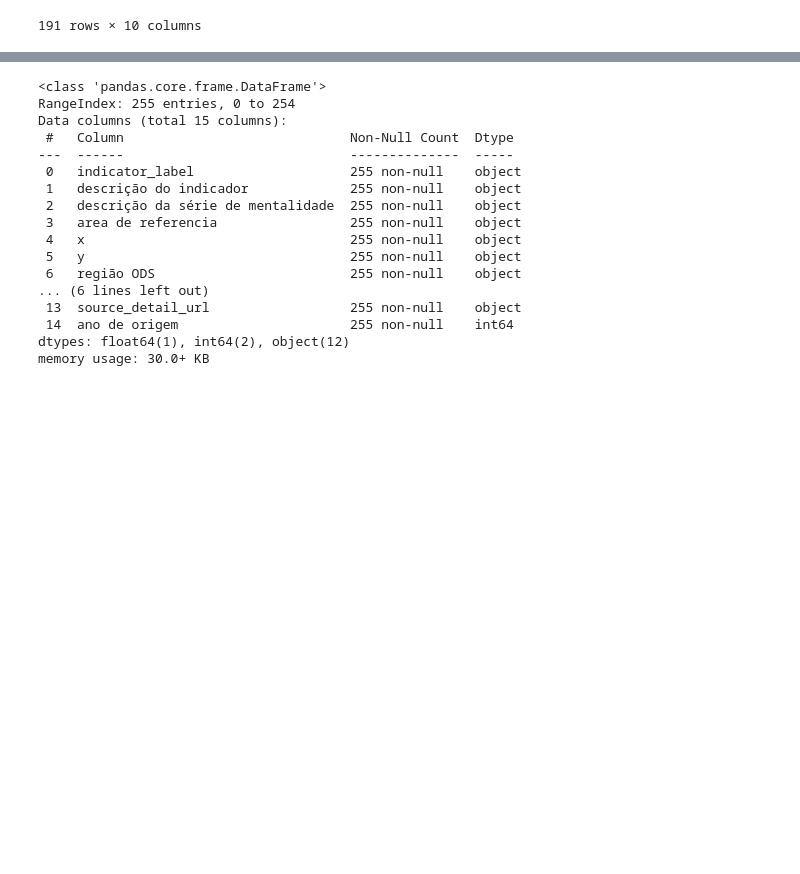
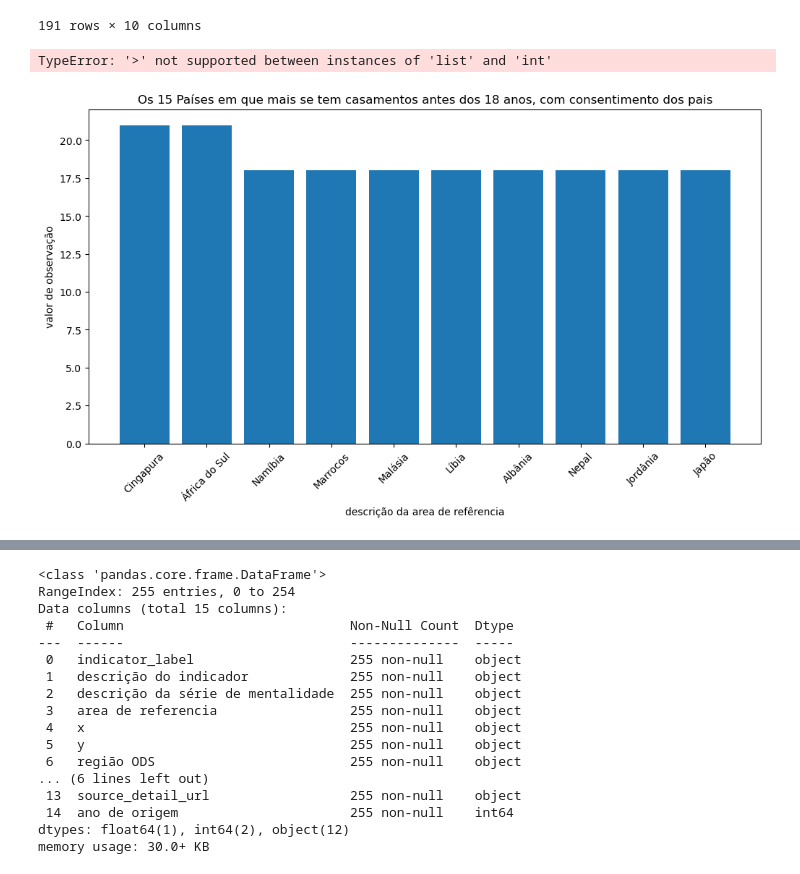
Before and after one commit to mfcrodrigues/Projeto-Final-Semana18, a Jupyter notebook: projetofinal_mariadefatima.ipynb, the cells around one changed output, grey strips where cells are left out. Saved outputs shown, nothing was run; the diff lists cells and outputs as text; code cells hidden in the pictures; blank space fills up the shorter version.

```diff
--- a/projetofinal_mariadefatima.ipynb
+++ b/projetofinal_mariadefatima.ipynb
@@ -117,11 +117,51 @@ df_consentido
 | 189 | Zimbábue | 2.986.909.584 | -1.900.075.492 | África Subsaariana | M | 2012-2021 | NaN | ... |
 | 190 | Zimbábue | 2.986.909.584 | -1.900.075.492 | África Subsaariana | F | 2012-2021 | NaN | ... |
 191 rows × 10 columns
+# %%
+import matplotlib.pyplot as plt
+import pandas as pd
+
+
+#'Permissão de Casamento com Meninas < 15 anos'
+
+df_consentido = pd.DataFrame(df_consentido)
+df_consentido
+# Contagem de países com e sem permissão para casamento com meninas menores de 15 anos
+
+menor = df_consentido.loc[(['valor de observação']>18)]
+menor = df_consentido['descrição da area de refêrencia'].value_counts()
+
+# Criando o gráfico de barras
+plt.figure(figsize=(12, 6))
+counts.plot(kind='bar', color=['green', 'red'])
+plt.title('Permissão de Casamento com Meninas Menores de 15 Anos por País')
+plt.xlabel('Países')
+plt.ylabel('Permissão de Casamento')
+plt.xticks(rotation=330)
+plt.legend()
+plt.show()
+# %% [output]
+TypeError: '>' not supported between instances of 'list' and 'int'
 # %%
 # os países em que o casamento é permitido com meninas de idade inferior a 15 anos?
 # Na américa latina, qual a idade para casamento legalizado?
 # Quais os países na América Latina em que ocorrem casos com de casamentos com o consetimento dos pais.
 # Quais os 15 países no mundo com maior incidencia de casamentos antes dos 18 anos de idade.
+# %%
+import matplotlib.pyplot as plt
+contagem = df_consentido_pais[['descrição da area de refêrencia', 'valor de observação']].sort_values(by='valor de observação', ascending=False).head(15)
+#Criando gráfico para mostrar os 15 países em que casamento antes dos 18 anos são permitidos
+plt.figure(figsize=(12, 6))
+plt.bar(contagem['descrição da area de refêrencia'], contagem['valor de observação'])
+plt.xlabel('descrição da area de refêrencia')
+plt.ylabel('valor de observação')
+plt.title('Os 15 Países em que mais se tem casamentos antes dos 18 anos, com consentimento dos pais')
+
+plt.xticks(rotation=45)
+
+plt.show()
+# %% [output]
+[figure, added]
 # %%
 df_consentimento_negado = pd.read_csv('datasets/consentimento_negado.csv')
 df_consentimento_negado
```
Also changed, not shown: parts of 5 cells of this notebook.
